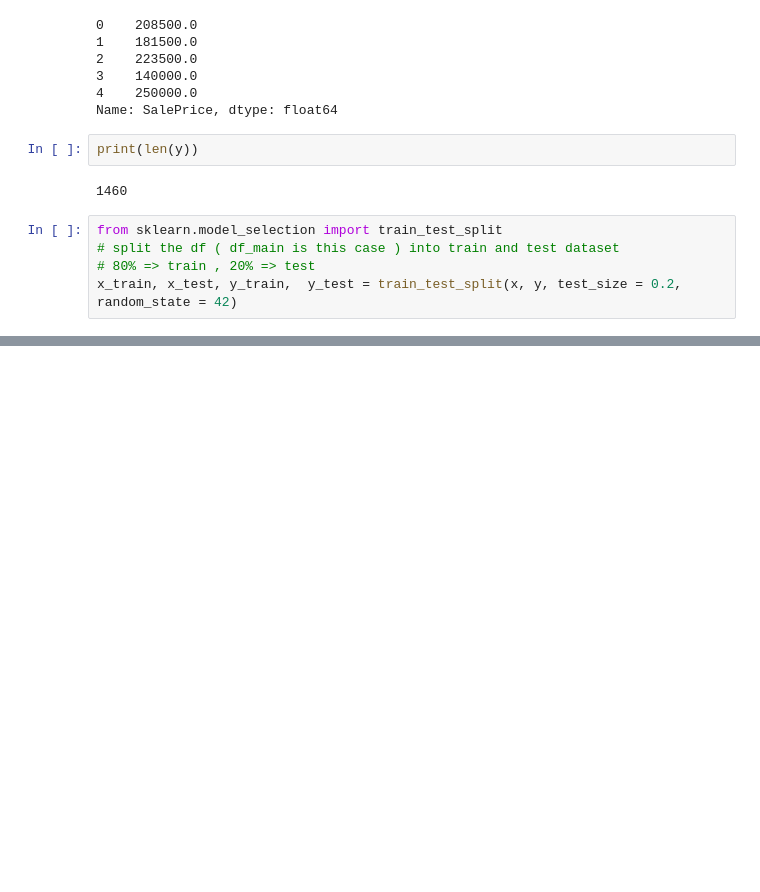
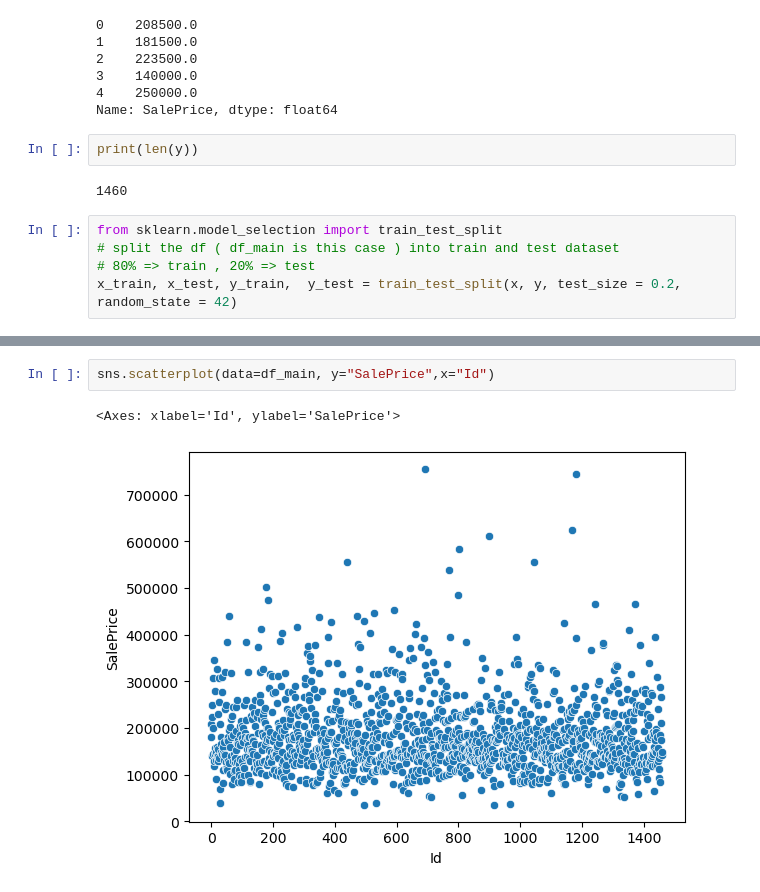
Before and after one commit to garchompSD007/EDA_ML_DL_Practice, a Jupyter notebook: first.ipynb, the cells around one changed output, grey strips where cells are left out. Saved outputs shown, nothing was run; the diff lists cells and outputs as text; blank space fills up the shorter version.

```diff
--- a/first.ipynb
+++ b/first.ipynb
@@ -251,0 +313,5 @@ Please also refer to the documentation for alternative solver options:
+# %%
+sns.scatterplot(data=df_main, y="SalePrice",x="Id")
+# %% [output]
+<Axes: xlabel='Id', ylabel='SalePrice'>
+[figure, added]
```
Also changed, not shown: parts of 13 cells of this notebook.
